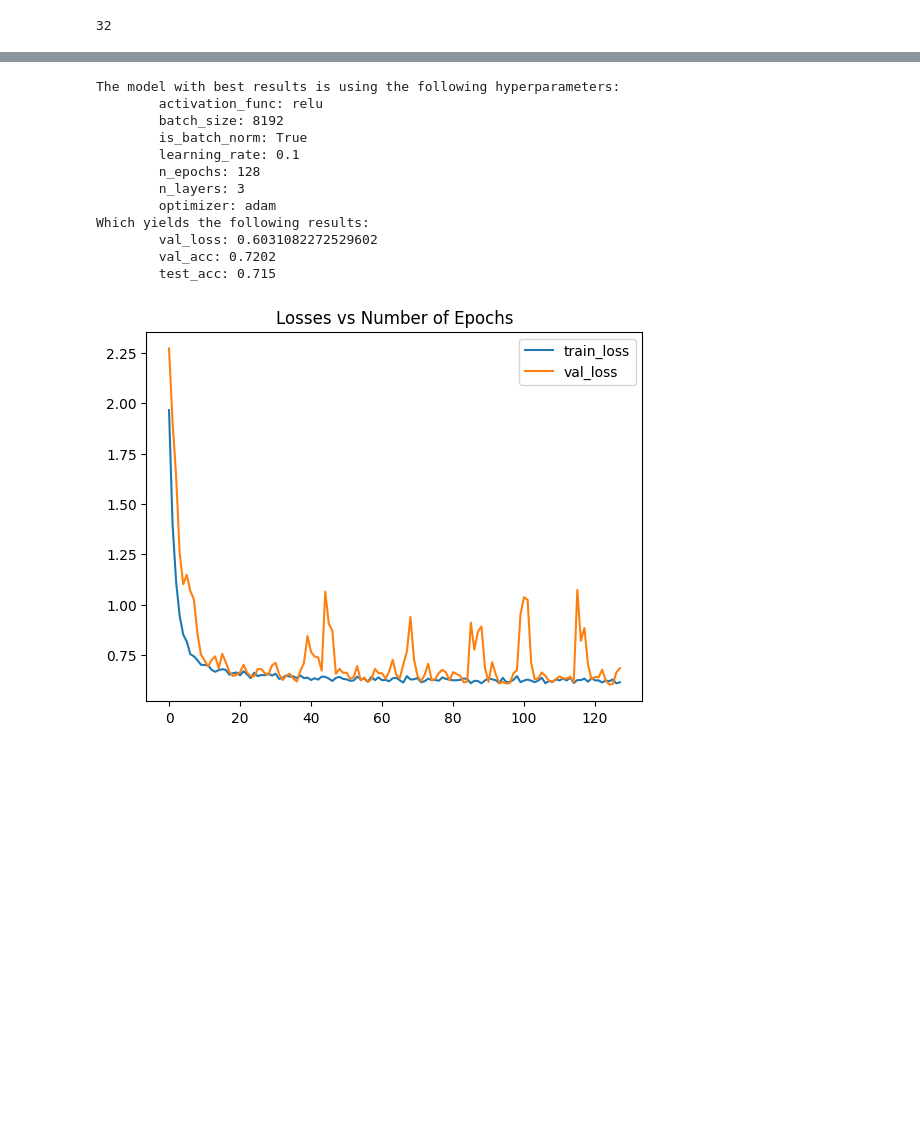
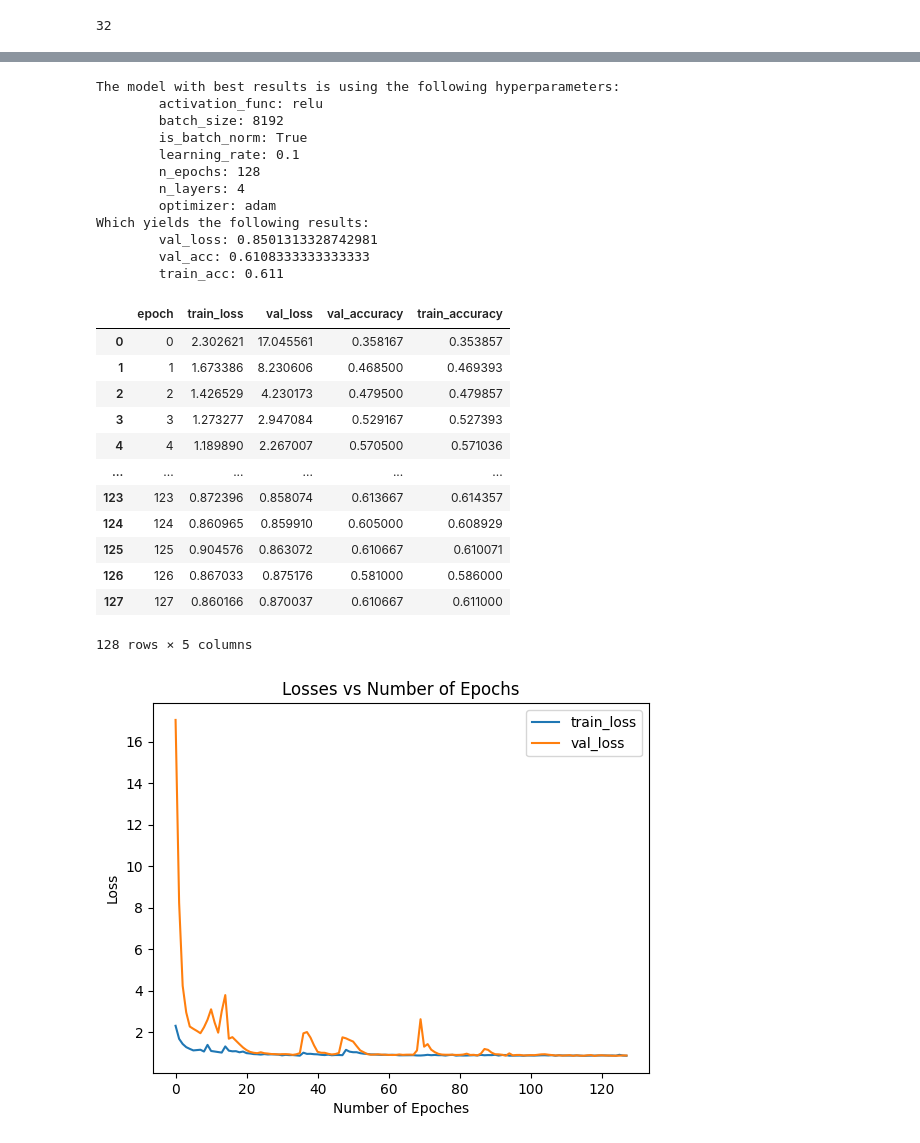
Before and after one commit to LBYPatrick/fair_ratings, a Jupyter notebook: model_evaluation.ipynb, the cells around one changed output, grey strips where cells are left out. Saved outputs shown, nothing was run; the diff lists cells and outputs as text; code cells hidden in the pictures; blank space fills up the shorter version.

```diff
--- a/model_evaluation.ipynb
+++ b/model_evaluation.ipynb
@@ -60,5 +80,8 @@ labels.csv
 # %%
-trained_models = torch.load("data/sweep_result_loss_mp_fast_final_2.pickle")
+trained_models = torch.load(
+    "data/sweep_result_loss_mp_fast_final_4.pickle",
+    map_location=torch.device(get_best_torch_device())
+  )
 # %%
 len(trained_models)
 # %% [output]
@@ -111,22 +134,39 @@ The model with best results is using the following hyperparameters:
         is_batch_norm: True
         learning_rate: 0.1
         n_epochs: 128
-        n_layers: 3
+        n_layers: 4
         optimizer: adam
 Which yields the following results:
-        val_loss: 0.6031082272529602
-        val_acc: 0.7202
-        test_acc: 0.715
+        val_loss: 0.8501313328742981
+        val_acc: 0.6108333333333333
+        train_acc: 0.611
 # %%
 df_results = props_best["result_df"]
+
+display(df_results)
 
 # train_loss and val_loss vs epoch
 pyplot.plot(df_results["train_loss"], label="train_loss")
 pyplot.plot(df_results["val_loss"], label="val_loss")
+pyplot.xlabel("Number of Epoches")
+pyplot.ylabel("Loss")
 pyplot.legend()
 pyplot.title(f"Losses vs Number of Epochs")
 pyplot.show()
 # %% [output]
+|  | epoch | train_loss | val_loss | val_accuracy | train_accuracy |
+| 0 | 0 | 2.302621 | 17.045561 | 0.358167 | 0.353857 |
+| 1 | 1 | 1.673386 | 8.230606 | 0.468500 | 0.469393 |
+| 2 | 2 | 1.426529 | 4.230173 | 0.479500 | 0.479857 |
+| 3 | 3 | 1.273277 | 2.947084 | 0.529167 | 0.527393 |
+| 4 | 4 | 1.189890 | 2.267007 | 0.570500 | 0.571036 |
+| ... | ... | ... | ... | ... | ... |
+| 123 | 123 | 0.872396 | 0.858074 | 0.613667 | 0.614357 |
+| 124 | 124 | 0.860965 | 0.859910 | 0.605000 | 0.608929 |
+| 125 | 125 | 0.904576 | 0.863072 | 0.610667 | 0.610071 |
+| 126 | 126 | 0.867033 | 0.875176 | 0.581000 | 0.586000 |
+| 127 | 127 | 0.860166 | 0.870037 | 0.610667 | 0.611000 |
+128 rows × 5 columns
-[figure, old version]
+[figure, new version]
 # %%
 pyplot.plot(df_results["val_accuracy"], label="val_accuracy")
```
Also changed, not shown: parts of 15 cells of this notebook, 14 other files.
